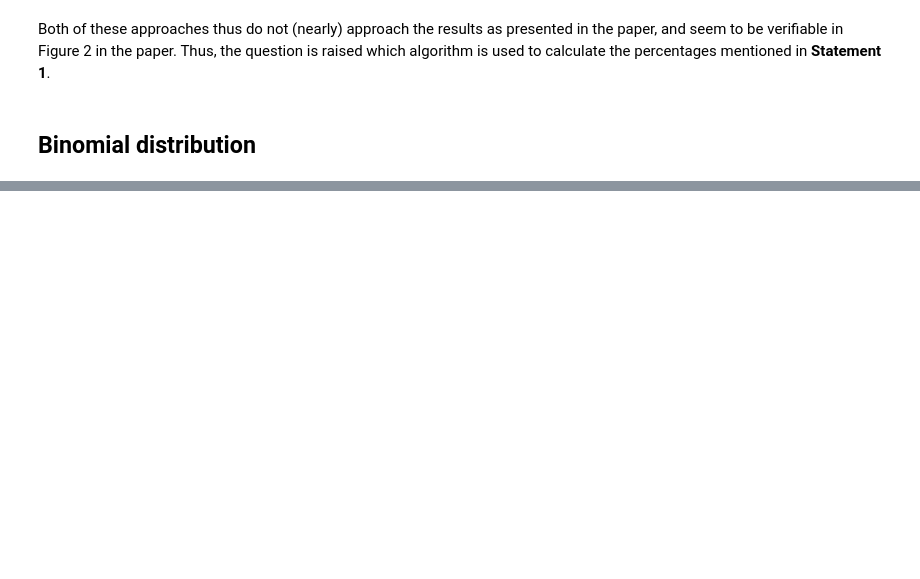
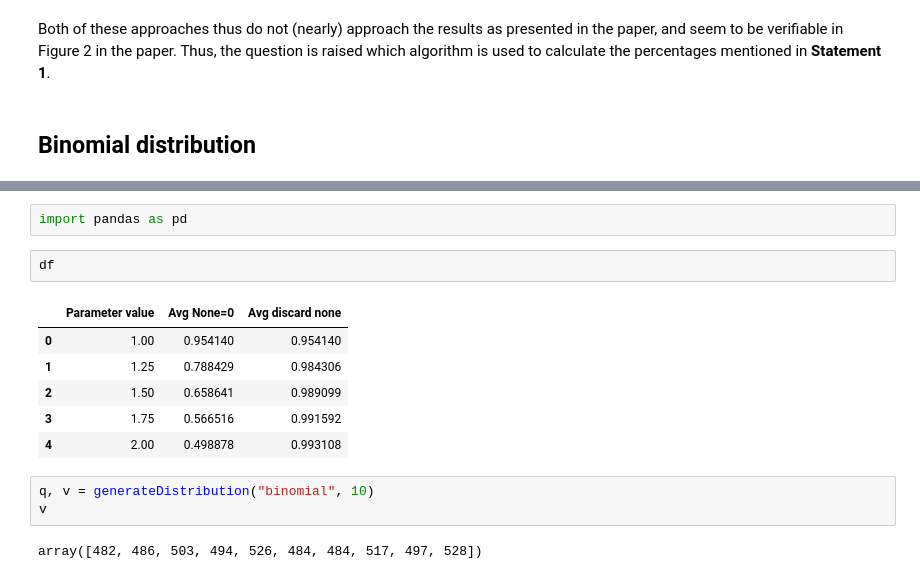
Before and after one commit to pimpraat/FACT-Ai, a Jupyter notebook: python implementation/multicolor_prophet.ipynb, the cells around one changed output, grey strips where cells are left out. Cells and saved outputs as stored; diff of their text form; blank space fills up the shorter version.

```diff
--- a/python implementation/multicolor_prophet.ipynb
+++ b/python implementation/multicolor_prophet.ipynb
@@ -495,0 +670,16 @@ plt.savefig("binomial.png")
+# %%
+import pandas as pd
+# %%
+df
+# %% [output]
+|  | Parameter value | Avg None=0 | Avg discard none |
+| 0 | 1.00 | 0.954140 | 0.954140 |
+| 1 | 1.25 | 0.788429 | 0.984306 |
+| 2 | 1.50 | 0.658641 | 0.989099 |
+| 3 | 1.75 | 0.566516 | 0.991592 |
+| 4 | 2.00 | 0.498878 | 0.993108 |
+# %%
+q, v = generateDistribution("binomial", 10)
+v
+# %% [output]
+array([482, 486, 503, 494, 526, 484, 484, 517, 497, 528])
```
Also changed, not shown: parts of 17 cells of this notebook, 9 other files.
